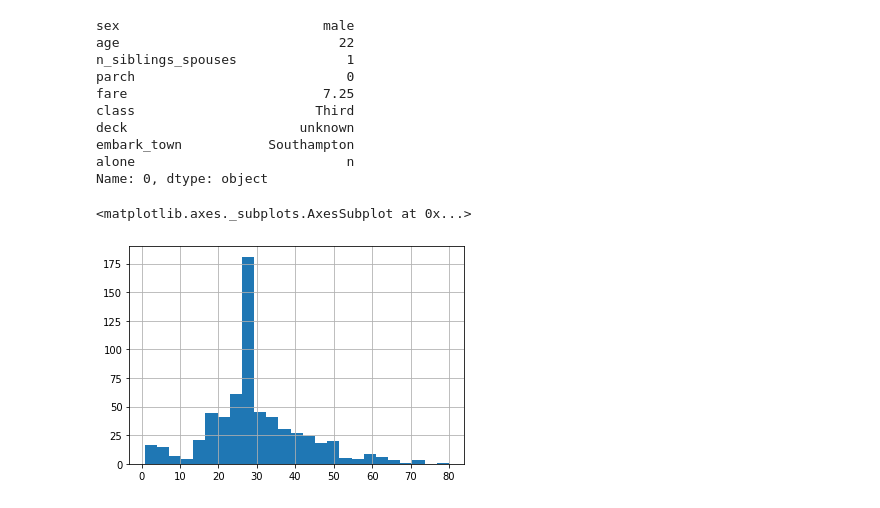
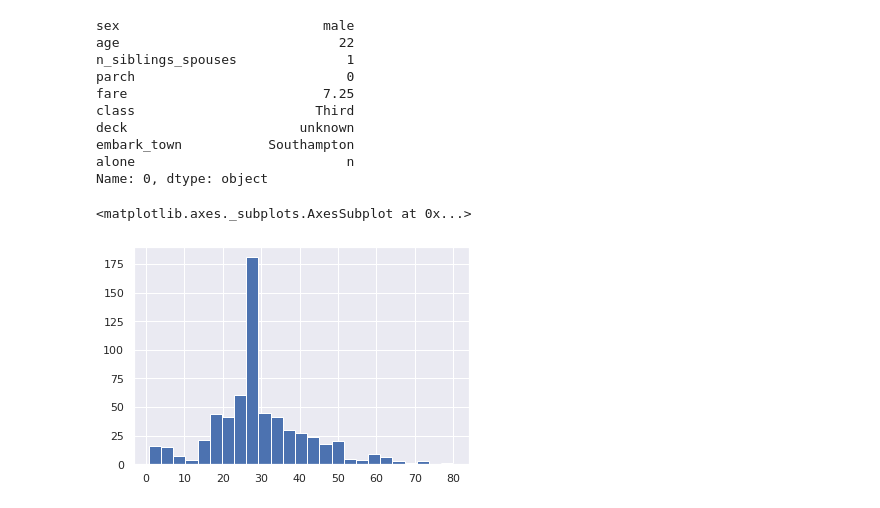
Before and after one commit to jafar-albadarneh/data-science-pot, a Jupyter notebook: Linear_regression_with_tensorflow2.ipynb, the cells around one changed output. Saved outputs shown, nothing was run; the diff lists cells and outputs as text; code cells hidden in the pictures.

```diff
--- a/Linear_regression_with_tensorflow2.ipynb
+++ b/Linear_regression_with_tensorflow2.ipynb
@@ -39,7 +40,8 @@ alone                           n
 Name: 0, dtype: object
 # %%
 #Dataset statistics
+sns.set()
 df_train.age.hist(bins=25)
 # %% [output]
 <matplotlib.axes._subplots.AxesSubplot at 0x...>
-[figure, old version]
+[figure, new version]
```
Also changed, not shown: parts of 18 cells of this notebook.
